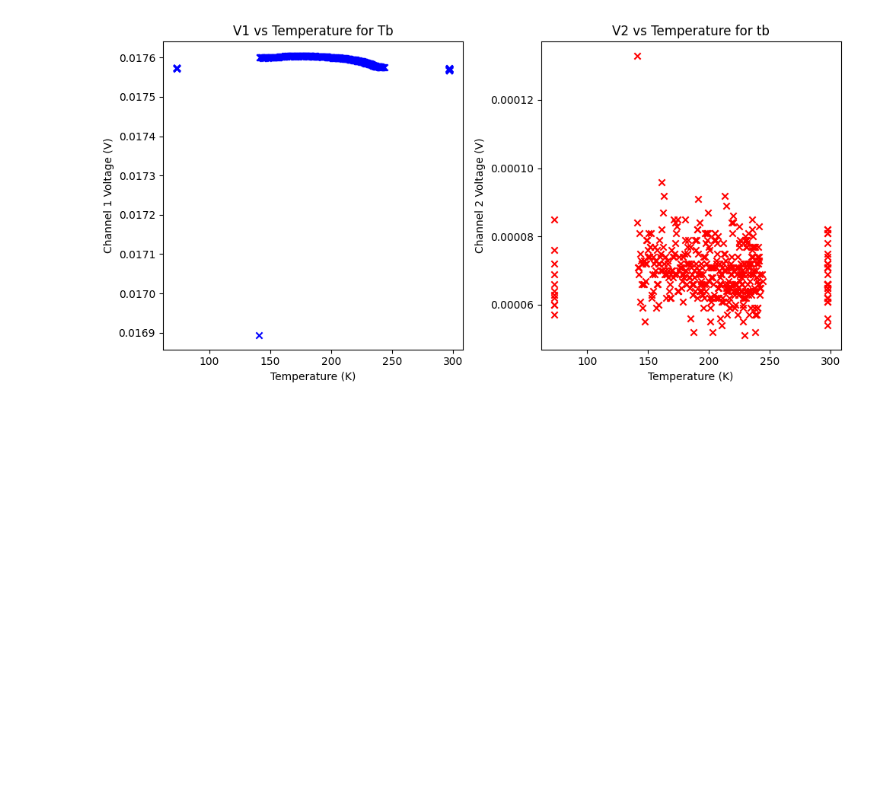
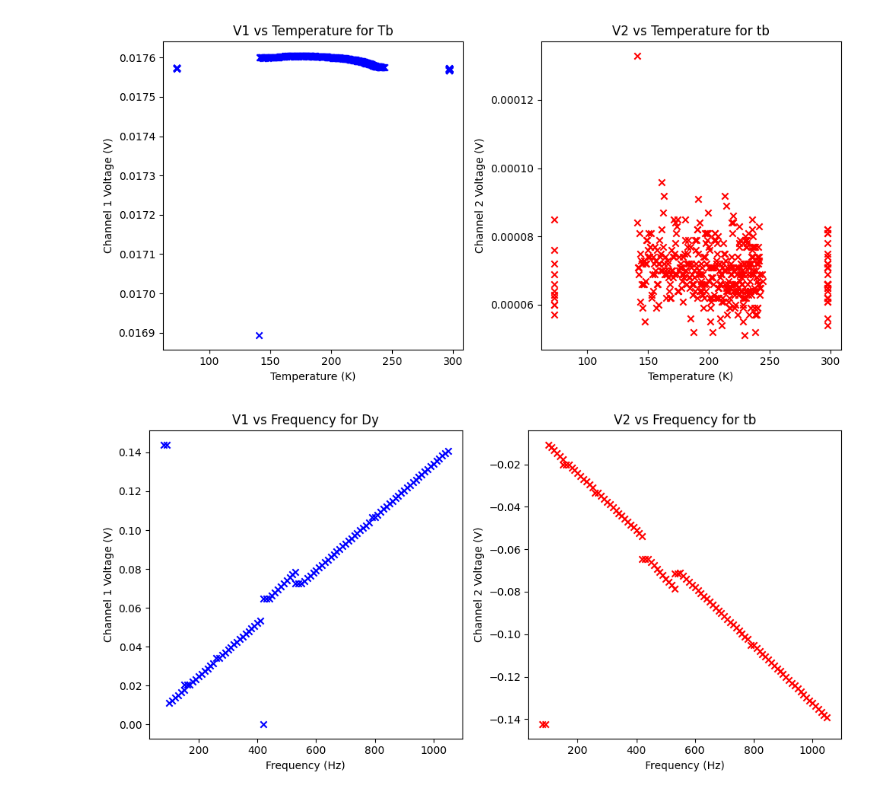
Before and after one commit to RoyZhenLongLim/PHYS3112, a Jupyter notebook: MT/experiment.ipynb, the cells around one changed output. Drawn from its saved outputs; the diff is of its cells as text; code cells hidden in the pictures; blank space fills up the shorter version.

Commit message:
included experimental graphs

```diff
--- a/MT/experiment.ipynb
+++ b/MT/experiment.ipynb
@@ -34,6 +34,7 @@ dy_temp = pd.read_csv('data/Dy_temp.txt', sep='\t', skiprows=7, names=columns)
 er_temp = pd.read_csv('data/Er_temp.txt', sep='\t', skiprows=7, names=columns)
 ho_temp = pd.read_csv('data/Ho_temp.txt', sep='\t', skiprows=7, names=columns)
 tb_temp = pd.read_csv('data/Tb_temp.txt', sep='\t', skiprows=7, names=columns)
+dy_freq = pd.read_csv('data/Dy_freq.txt', sep='\t', skiprows=7, names=["Freq", "Chi1", "Chi2"])
 # %%
 plt.figure(figsize=(10, 5))
 plt.subplot(1, 2, 1)
@@ -106,3 +107,21 @@ plt.tight_layout()
 plt.show()
 # %% [output]
 [figure]
+# %%
+plt.figure(figsize=(10, 5))
+plt.subplot(1, 2, 1)
+plt.scatter(dy_freq['Freq'], dy_freq['Chi1'], marker='x', color='b')
+plt.xlabel('Frequency (Hz)')
+plt.ylabel('Channel 1 Voltage (V)')
+plt.title('V1 vs Frequency for Dy')
+
+plt.subplot(1, 2, 2)
+plt.scatter(dy_freq['Freq'], dy_freq['Chi2'], marker='x', color='r')
+plt.xlabel('Frequency (Hz)')
+plt.ylabel('Channel 2 Voltage (V)')
+plt.title('V2 vs Frequency for tb')
+
+plt.tight_layout()
+plt.show()
+# %% [output]
+[figure, added]
```
Also changed, not shown: 5 other files.
